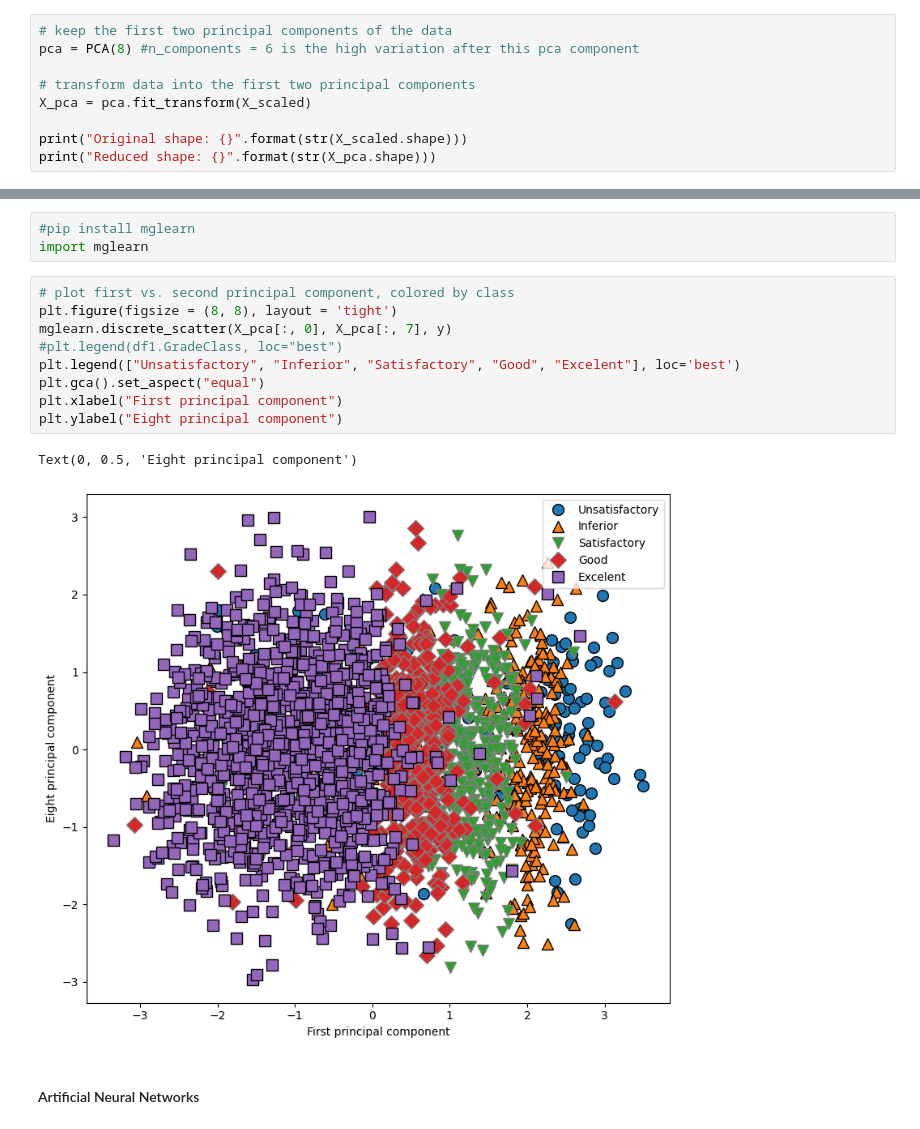
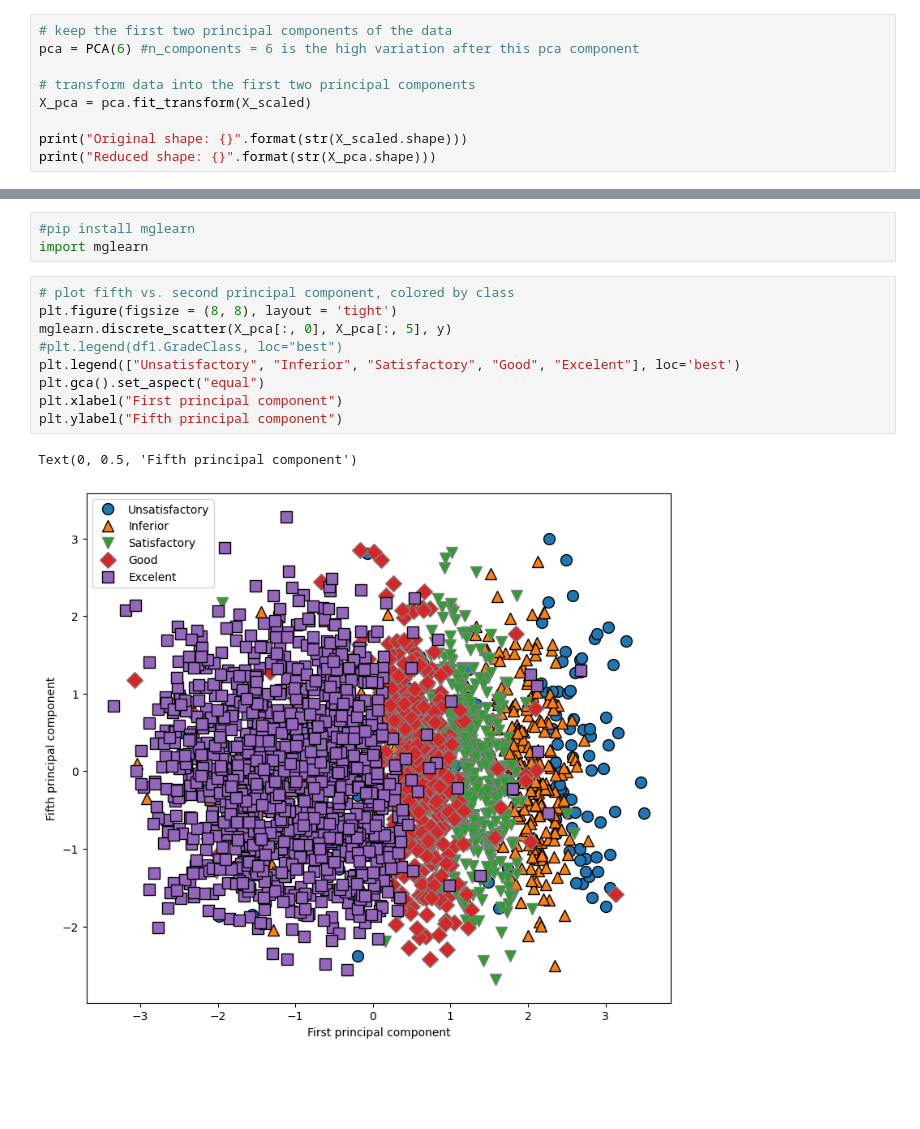
Before and after one commit to 2026726-dotcom/Machine-Learning, a Jupyter notebook: CA1-Elienai.ipynb, the cells around one changed output, grey strips where cells are left out. Cells and saved outputs as stored; diff of their text form; blank space fills up the shorter version.

```diff
--- a/CA1-Elienai.ipynb
+++ b/CA1-Elienai.ipynb
@@ -429,6 +429,6 @@ plt.ylabel('Cumulative explained variance');
 # %%
 # keep the first two principal components of the data
-pca = PCA(8) #n_components = 6 is the high variation after this pca component
+pca = PCA(6) #n_components = 6 is the high variation after this pca component
 
 # transform data into the first two principal components
 X_pca = pca.fit_transform(X_scaled)
@@ -464,16 +457,14 @@ print(X_pca, total_var)
 #pip install mglearn
 import mglearn
 # %%
-# plot first vs. second principal component, colored by class
+# plot fifth vs. second principal component, colored by class
 plt.figure(figsize = (8, 8), layout = 'tight')
-mglearn.discrete_scatter(X_pca[:, 0], X_pca[:, 7], y)
+mglearn.discrete_scatter(X_pca[:, 0], X_pca[:, 5], y)
 #plt.legend(df1.GradeClass, loc="best")
 plt.legend(["Unsatisfactory", "Inferior", "Satisfactory", "Good", "Excelent"], loc='best')
 plt.gca().set_aspect("equal")
 plt.xlabel("First principal component")
-plt.ylabel("Eight principal component")
+plt.ylabel("Fifth principal component")
 # %% [output]
-Text(0, 0.5, 'Eight principal component')
+Text(0, 0.5, 'Fifth principal component')
-[figure, old version]
+[figure, new version]
-# %% [markdown]
-#### Artificial Neural Networks
```
Also changed, not shown: parts of 27 cells of this notebook, 2 other files.
